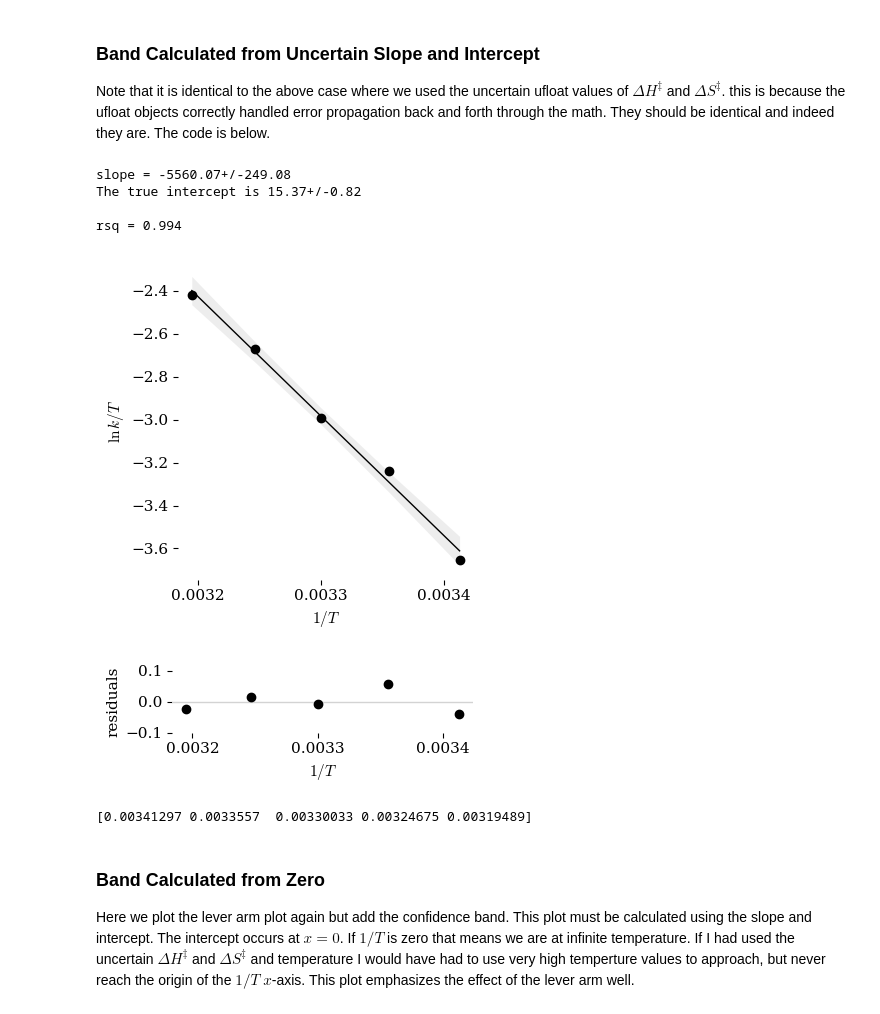
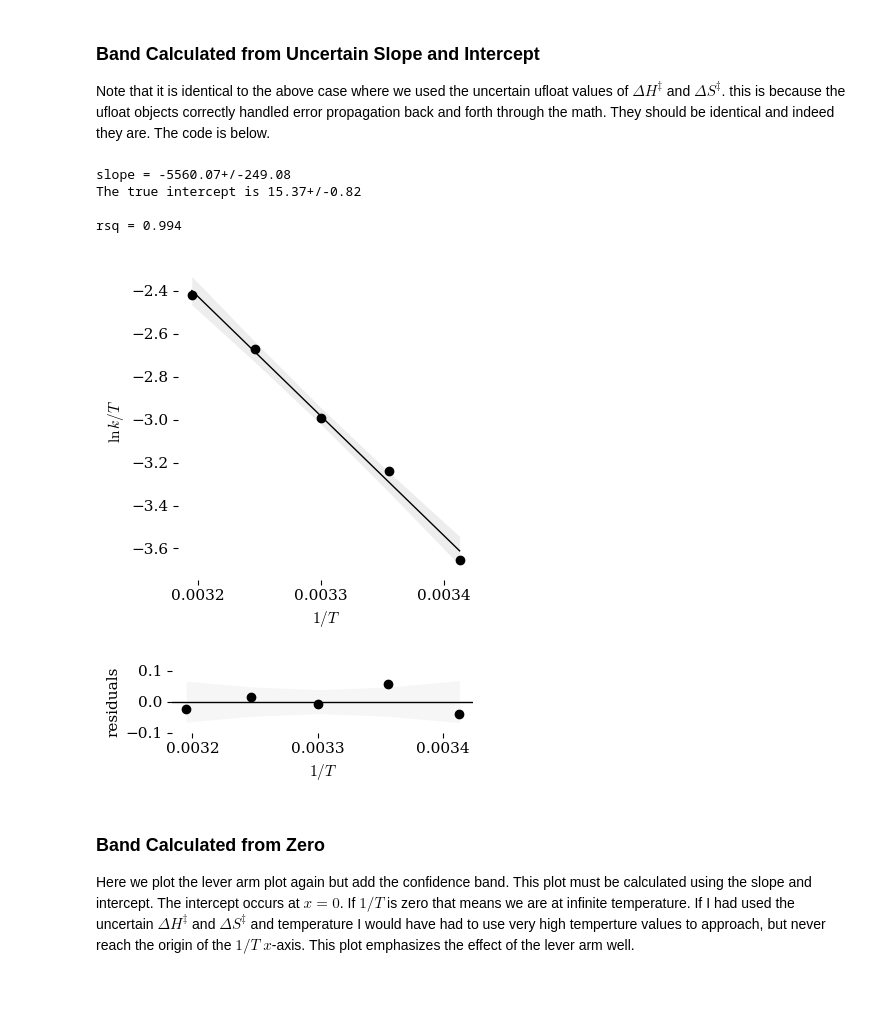
Before and after one commit to blinkletter/PythonPresentation, a Jupyter notebook: 03A-Eyring_Exercises_1_simple.ipynb, the cells around one changed output. Saved outputs shown, nothing was run; the diff lists cells and outputs as text; code cells hidden in the pictures.

```diff
--- a/03A-Eyring_Exercises_1_simple.ipynb
+++ b/03A-Eyring_Exercises_1_simple.ipynb
@@ -27,10 +27,10 @@ import uncertainties as un               # for handling uncertain numbers
 from uncertainties import unumpy as unp  # a replacement for numpy that uses
                                          #  uncertainty values
 
-#location_data = "data/"         ## Use either local folder or github folder.
-#location_styles = "styles/"     ## Use github locations for Colab
-location_data = "https://raw.githubusercontent.com/blinkletter/PythonPresentation/main/data/"
-location_styles = "https://raw.githubusercontent.com/blinkletter/PythonPresentation/main/styles/"
+location_data = "data/"         ## Use either local folder or github folder.
+location_styles = "styles/"     ## Use github locations for Colab
+#location_data = "https://raw.githubusercontent.com/blinkletter/PythonPresentation/main/data/"
+#location_styles = "https://raw.githubusercontent.com/blinkletter/PythonPresentation/main/styles/"
 
 size = (4,4)    # size of plots
 # %% [output]
@@ -649,7 +652,6 @@ print(f"rsq = {rsq:0.3f}")
 
 #### calculate y-values using best fit parameters
 best_fit_y = slope_unc * x + intercept_true  # ufloat.n gives the nominal value
-
 
 ### Plot data and line-fit
 plt.rcdefaults()
@@ -667,40 +669,42 @@ fit_up = unp.nominal_values(best_fit_y) + unp.std_devs(best_fit_y) * sigma
 fit_dn = unp.nominal_values(best_fit_y) - unp.std_devs(best_fit_y) * sigma
 
 # make filled band
 plt.fill_between(x, fit_up, fit_dn,
                    color="lightgray", alpha=0.4, zorder = 0,
                    linewidth = 0, label="confidence interval")
 plt.xticks([0.0032,0.0033,0.0034])         # there were too many x labels
 plt.xlabel(r"${1/T}$")
 plt.ylabel(r"$\ln{k/T}$")
 plt.savefig("plots/3A-08.pdf")
 plt.show()                                       # show plot (and clear)
 #
 ### Plot the residuals
+plt.figure(figsize=size).set_figheight(1.5)         # set plot height to 1 inch
+
+# confidence band for residuals
+dev = unp.std_devs(best_fit_y) * sigma
+plt.fill_between(x, dev, -dev,
+                   color="lightgray", alpha=0.2, zorder = 0,
+                   linewidth = 0, label="confidence interval")
 
 # difference between data and line-fit
 residuals = y - unp.nominal_values(best_fit_y)
-plt.figure(figsize=size).set_figheight(1.5)         # set plot height to 1 inch
-plt.axhline(0, color='lightgray')                  # plot a horizontal line
+plt.axhline(0, color='black')                  # plot a horizontal line
 plt.plot(x,residuals,"ko")
 plt.xticks([0.0032,0.0033,0.0034])         # there were too many x labels
 plt.ylim(-.1,.1)
 
 plt.xlabel(r"${1/T}$")
 plt.ylabel(r"residuals")
 plt.savefig("plots/3A-09.pdf")
 plt.show()
-
-
-print(x)
 # %% [output]
 slope = -5560.07+/-249.08
 The true intercept is 15.37+/-0.82
 
 rsq = 0.994
 [figure]
-[figure, old version]
+[figure, new version]
-[0.00341297 0.0033557  0.00330033 0.00324675 0.00319489]
 # %% [markdown]
 ### Band Calculated from Zero
 
```
Also changed, not shown: parts of 5 cells of this notebook, 24 other files.
